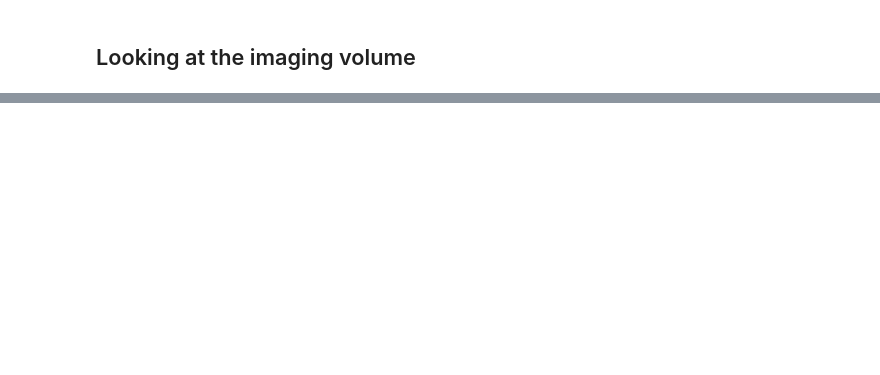
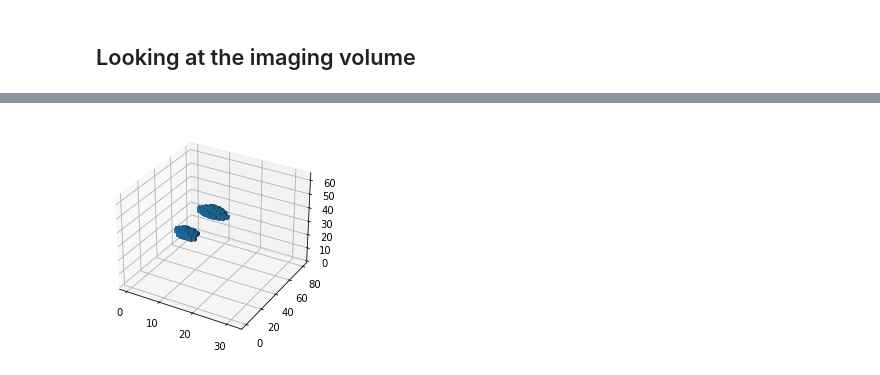
Before and after one commit to JoeOliverEvans/BrainDOT, a Jupyter notebook: visualsing_test.ipynb, the cells around one changed output, grey strips where cells are left out. Cells and saved outputs as stored; diff of their text form; code cells hidden in the pictures; blank space fills up the shorter version.

```diff
--- a/visualsing_test.ipynb
+++ b/visualsing_test.ipynb
@@ -44 +30,8 @@ plt.show()
+# %%
+ax = plt.figure().add_subplot(projection='3d')
+ax.voxels(abs(recon_img[:,:,:,i])>4, alpha=1)
+
+plt.show()
+# %% [output]
+[figure, added]
 # %%
```
Also changed, not shown: parts of 16 cells of this notebook.
